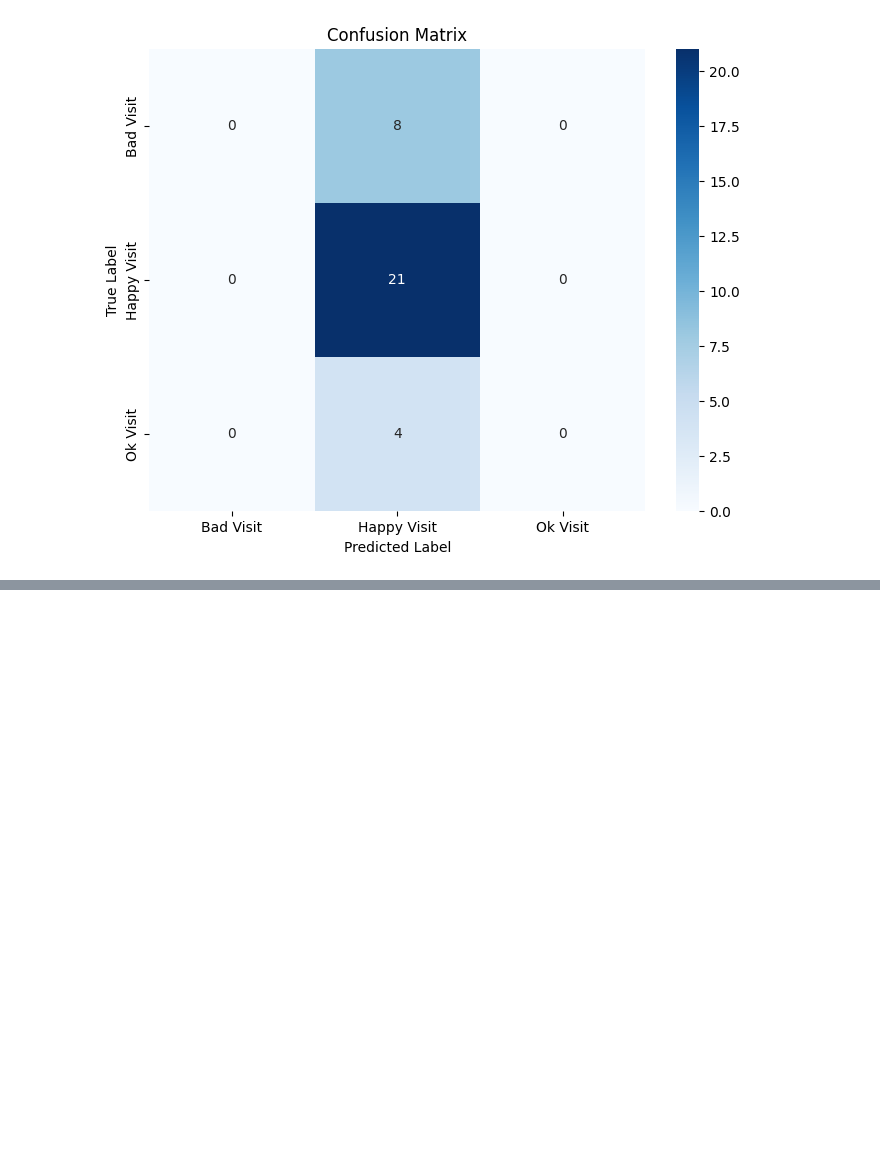
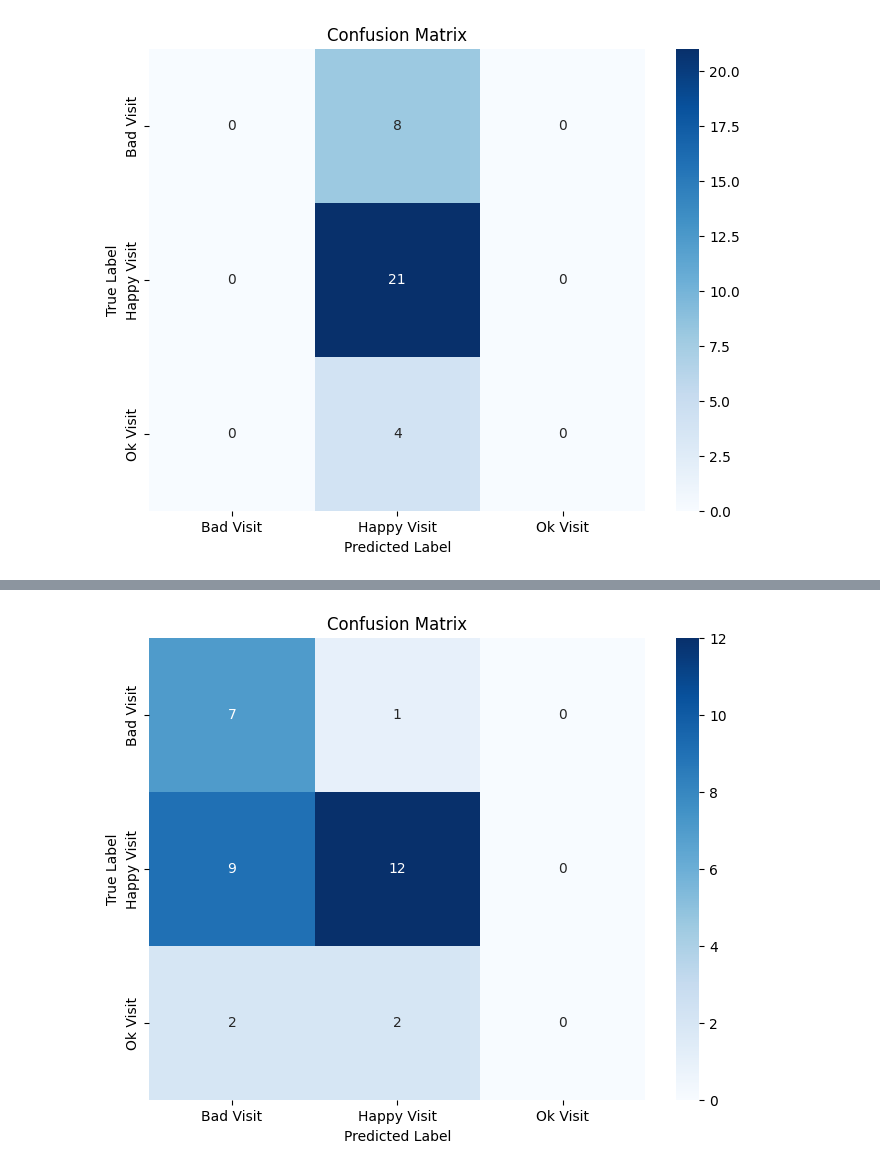
Before and after one commit to ajayt0m/Text_Classification_Alleppey, a Jupyter notebook: Classification.ipynb, the cells around one changed output, grey strips where cells are left out. Saved outputs shown, nothing was run; the diff lists cells and outputs as text; code cells hidden in the pictures; blank space fills up the shorter version.

```diff
--- a/Classification.ipynb
+++ b/Classification.ipynb
@@ -380,0 +442,10 @@ plt.show()
+# %%
+#FITTING THE CLASSIFICATION MODEL using Naive Bayes(W2v)
+nb_w2v = GaussianNB(priors=class_priors.values)
+nb_w2v.fit(X_train_vectors_w2v, y_train)
+
+#Predict y value for test dataset
+y_predict = nb_w2v.predict(X_test_vectors_w2v)
+print(classification_report(y_test,y_predict))
+conf_matrix = confusion_matrix(y_test, y_predict)
+print('Confusion Matrix: \n',conf_matrix)
@@ -380,0 +467,10 @@ plt.show()
+# %%
+# Create a heatmap of the confusion matrix
+plt.figure(figsize=(8, 6))
+sns.heatmap(conf_matrix, annot=True, fmt='d', cmap='Blues', xticklabels=nb_w2v.classes_, yticklabels=nb_w2v.classes_)
+plt.title('Confusion Matrix')
+plt.xlabel('Predicted Label')
+plt.ylabel('True Label')
+plt.show()
+# %% [output]
+[figure, added]
```
Also changed, not shown: parts of 11 cells of this notebook.
